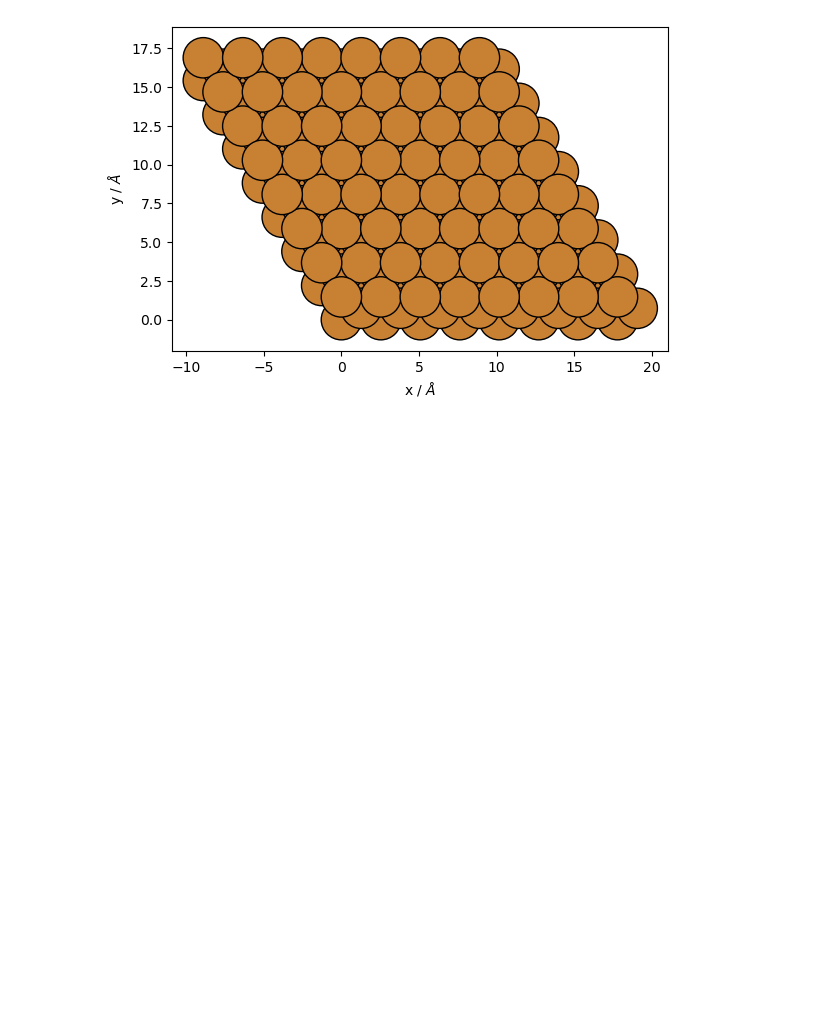
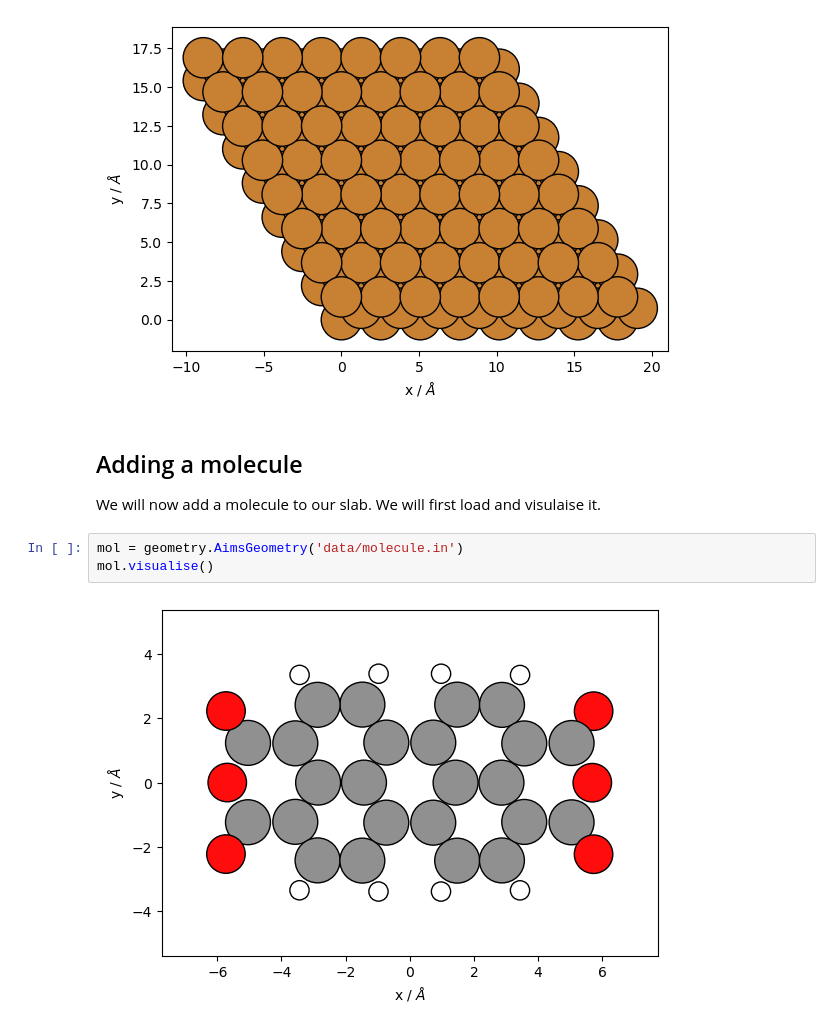
Before and after one commit to maurergroup/dfttools, a Jupyter notebook: tutorials/tutorial_geometry.ipynb, the cells around one changed output. Drawn from its saved outputs; the diff is of its cells as text; blank space fills up the shorter version.

```diff
--- a/tutorials/tutorial_geometry.ipynb
+++ b/tutorials/tutorial_geometry.ipynb
@@ -50,3 +62,12 @@ geom_surf_rep = geom_surf.get_periodic_replica((8,8,1))
 geom_surf_rep.visualise()
 # %% [output]
 [figure]
+# %% [markdown]
+## Adding a molecule
+
+We will now add a molecule to our slab. We will first load and visulaise it.
+# %%
+mol = geometry.AimsGeometry('data/molecule.in')
+mol.visualise()
+# %% [output]
+[figure, added]
```
Also changed, not shown: parts of 30 cells of this notebook, 3 other files.
